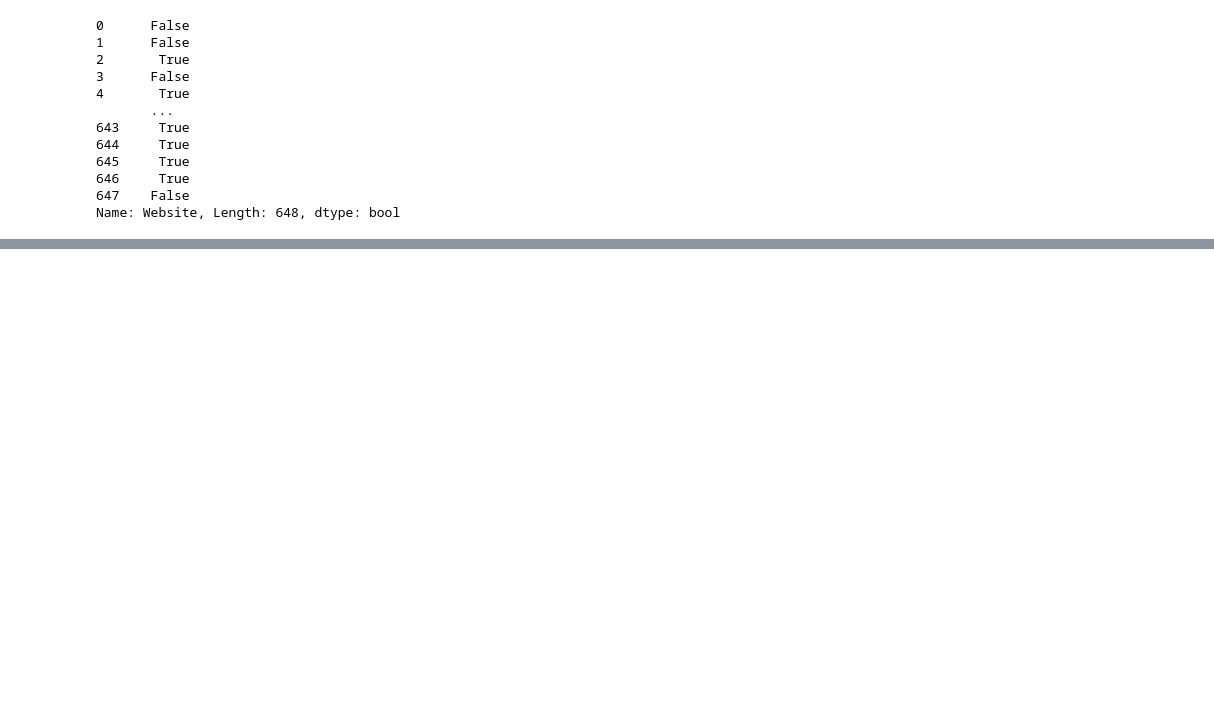
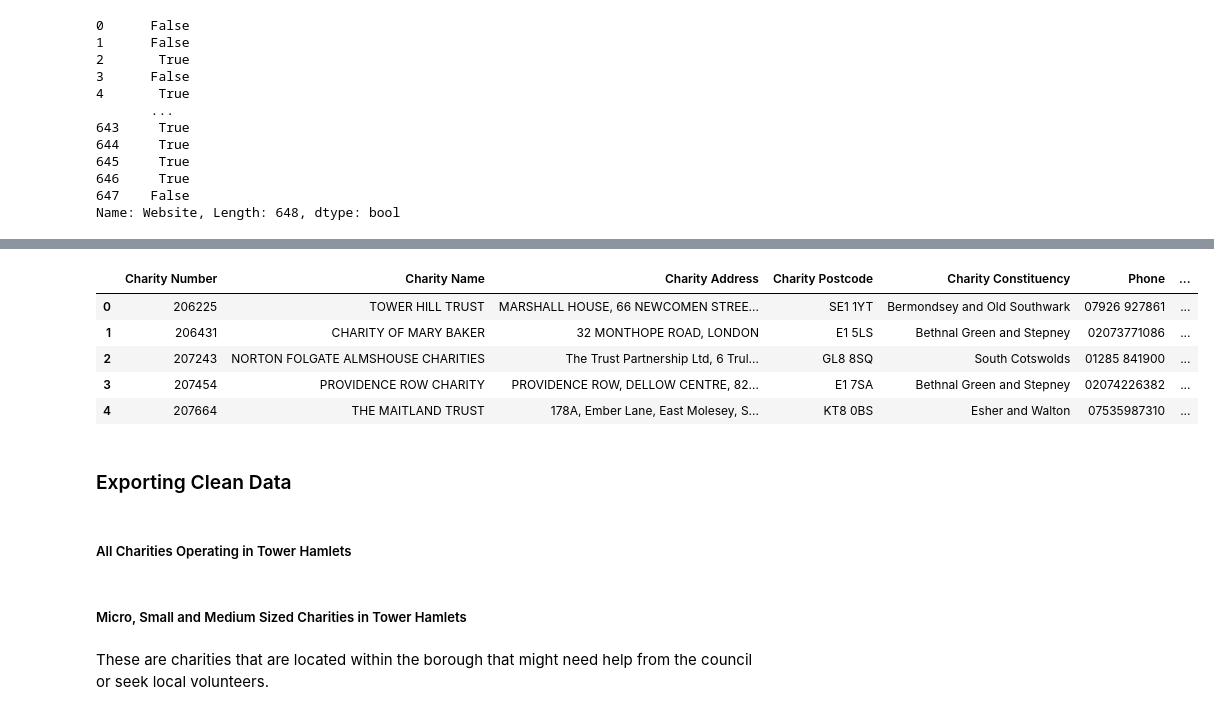
Before and after one commit to nk13-nu/charity_watch, a Jupyter notebook: notebooks/charity_data.ipynb, the cells around one changed output, grey strips where cells are left out. Saved outputs shown, nothing was run; the diff lists cells and outputs as text; code cells hidden in the pictures; blank space fills up the shorter version.

Commit message:
Cleaned data and exported clean data files

```diff
--- a/notebooks/charity_data.ipynb
+++ b/notebooks/charity_data.ipynb
@@ -153,0 +213,25 @@ Classification fields
+# %%
+#
+categories = df['What the charity does'].str.split(r',\s*').explode().str.strip()
+frequency = categories.value_counts().to_dict()
+# %%
+def most_specific(tags):
+    if pd.isna(tags):
+        return 'Unknown'
+    split = [t.strip() for t in tags.split(',')]
+    return min(split, key=lambda t: frequency.get(t, 999))
+# %%
+df['Primary Focus'] = df['What the charity does'].apply(most_specific)
+# %%
+df.head()
+# %% [output]
+|  | Charity Number | Charity Name | Charity Address | Charity Postcode | Charity Constituency | Phone | ... |
+| 0 | 206225 | TOWER HILL TRUST | MARSHALL HOUSE, 66 NEWCOMEN STREE... | SE1 1YT | Bermondsey and Old Southwark | 07926 927861 | ... |
+| 1 | 206431 | CHARITY OF MARY BAKER | 32 MONTHOPE ROAD, LONDON | E1 5LS | Bethnal Green and Stepney | 02073771086 | ... |
+| 2 | 207243 | NORTON FOLGATE ALMSHOUSE CHARITIES | The Trust Partnership Ltd, 6 Trul... | GL8 8SQ | South Cotswolds | 01285 841900 | ... |
+| 3 | 207454 | PROVIDENCE ROW CHARITY | PROVIDENCE ROW, DELLOW CENTRE, 82... | E1 7SA | Bethnal Green and Stepney | 02074226382 | ... |
+| 4 | 207664 | THE MAITLAND TRUST | 178A, Ember Lane, East Molesey, S... | KT8 0BS | Esher and Walton | 07535987310 | ... |
+# %% [markdown]
+### Exporting Clean Data
+# %% [markdown]
+##### All Charities Operating in Tower Hamlets
@@ -153,0 +240,4 @@ Classification fields
+# %% [markdown]
+##### Micro, Small and Medium Sized Charities in Tower Hamlets
+# %% [markdown]
+These are charities that are located within the borough that might need help from the council or seek local volunteers.
```
Also changed, not shown: parts of 28 cells of this notebook, 9 other files.
